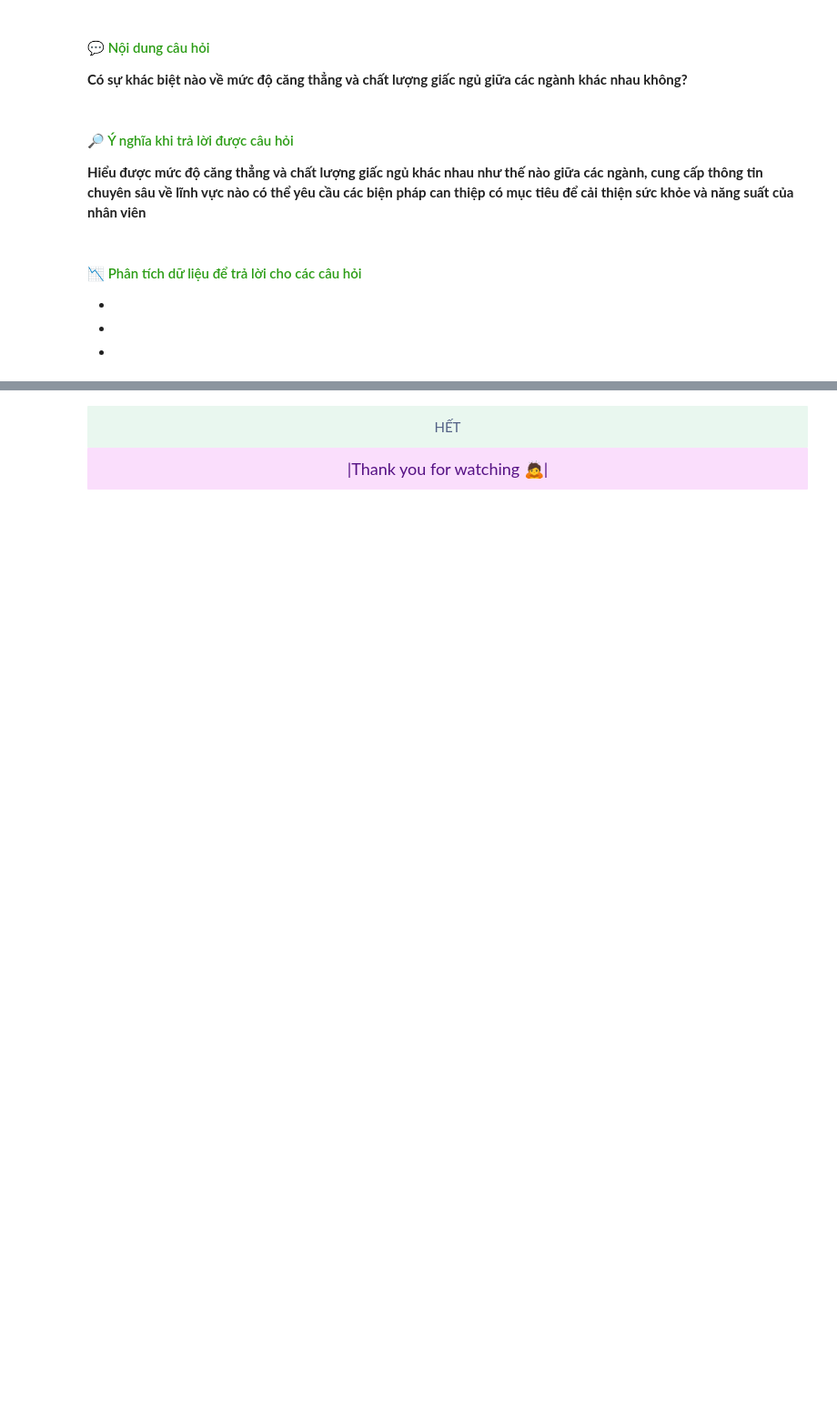
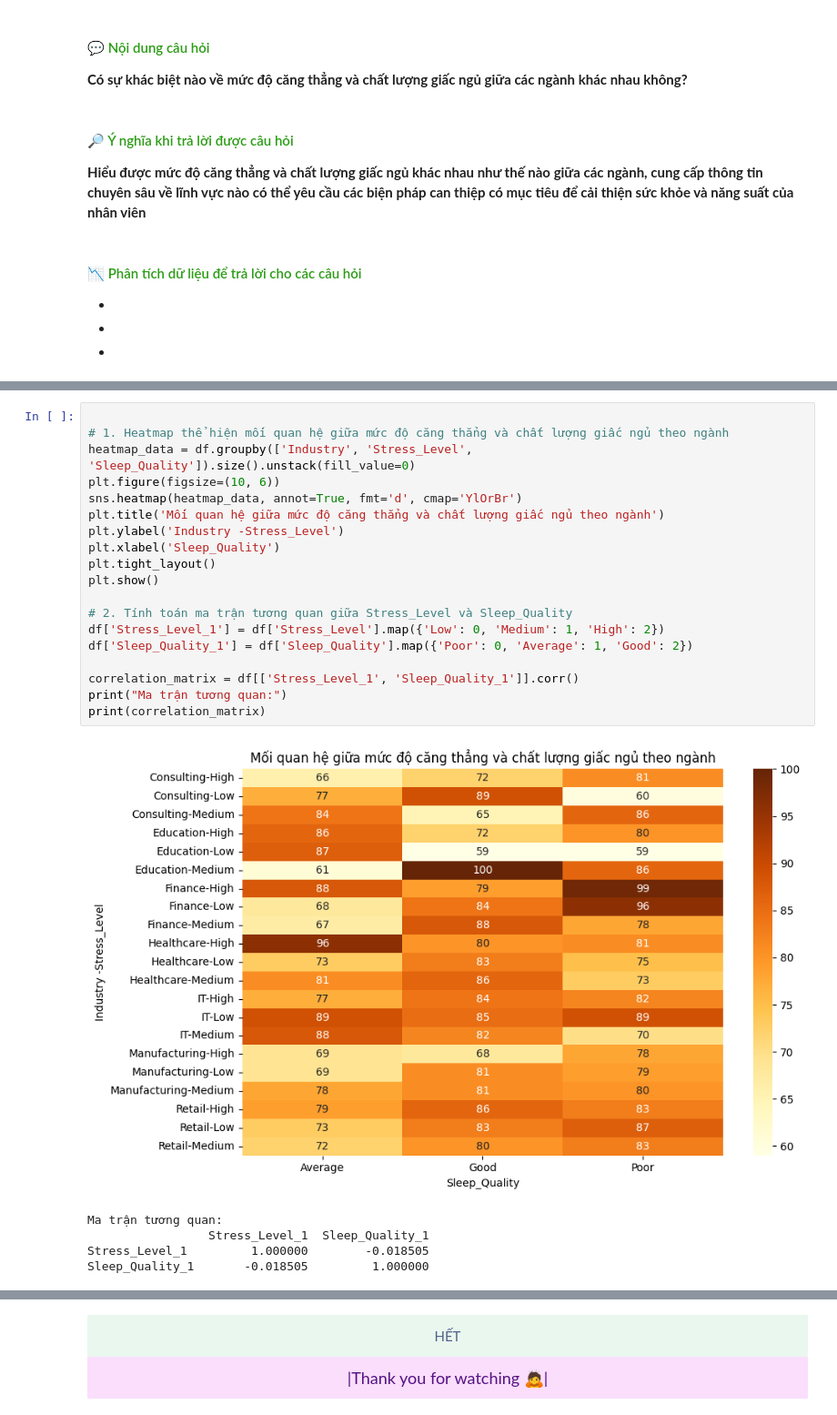
Before and after one commit to pigpig1524/HCMUS-P4DS-Lotus-Final, a Jupyter notebook: main_process.ipynb, the cells around one changed output, grey strips where cells are left out. Shown: that part at 91% size. Cells and saved outputs as stored; diff of their text form; blank space fills up the shorter version.

```diff
--- a/main_process.ipynb
+++ b/main_process.ipynb
@@ -531,0 +578,25 @@ Empty value: 0
+# %%
+
+# 1. Heatmap thể hiện mối quan hệ giữa mức độ căng thẳng và chất lượng giấc ngủ theo ngành
+heatmap_data = df.groupby(['Industry', 'Stress_Level', 'Sleep_Quality']).size().unstack(fill_value=0)
+plt.figure(figsize=(10, 6))
+sns.heatmap(heatmap_data, annot=True, fmt='d', cmap='YlOrBr')
+plt.title('Mối quan hệ giữa mức độ căng thẳng và chất lượng giấc ngủ theo ngành')
+plt.ylabel('Industry -Stress_Level')
+plt.xlabel('Sleep_Quality')
+plt.tight_layout()
+plt.show()
+
+# 2. Tính toán ma trận tương quan giữa Stress_Level và Sleep_Quality
+df['Stress_Level_1'] = df['Stress_Level'].map({'Low': 0, 'Medium': 1, 'High': 2})
+df['Sleep_Quality_1'] = df['Sleep_Quality'].map({'Poor': 0, 'Average': 1, 'Good': 2})
+
+correlation_matrix = df[['Stress_Level_1', 'Sleep_Quality_1']].corr()
+print("Ma trận tương quan:")
+print(correlation_matrix)
+# %% [output]
+[figure, added]
+Ma trận tương quan:
+                 Stress_Level_1  Sleep_Quality_1
+Stress_Level_1         1.000000        -0.018505
+Sleep_Quality_1       -0.018505         1.000000
```
Also changed, not shown: parts of 23 cells of this notebook.
